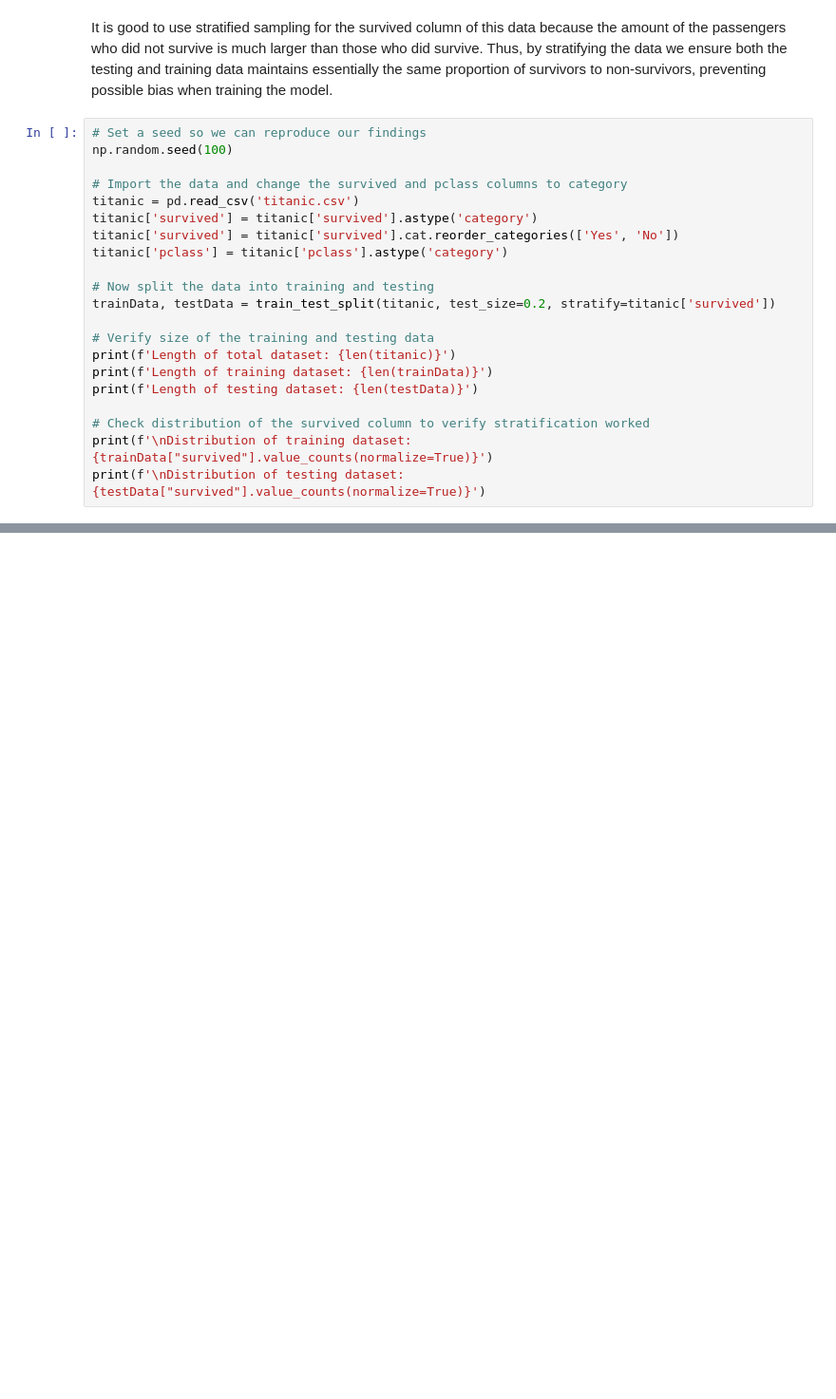
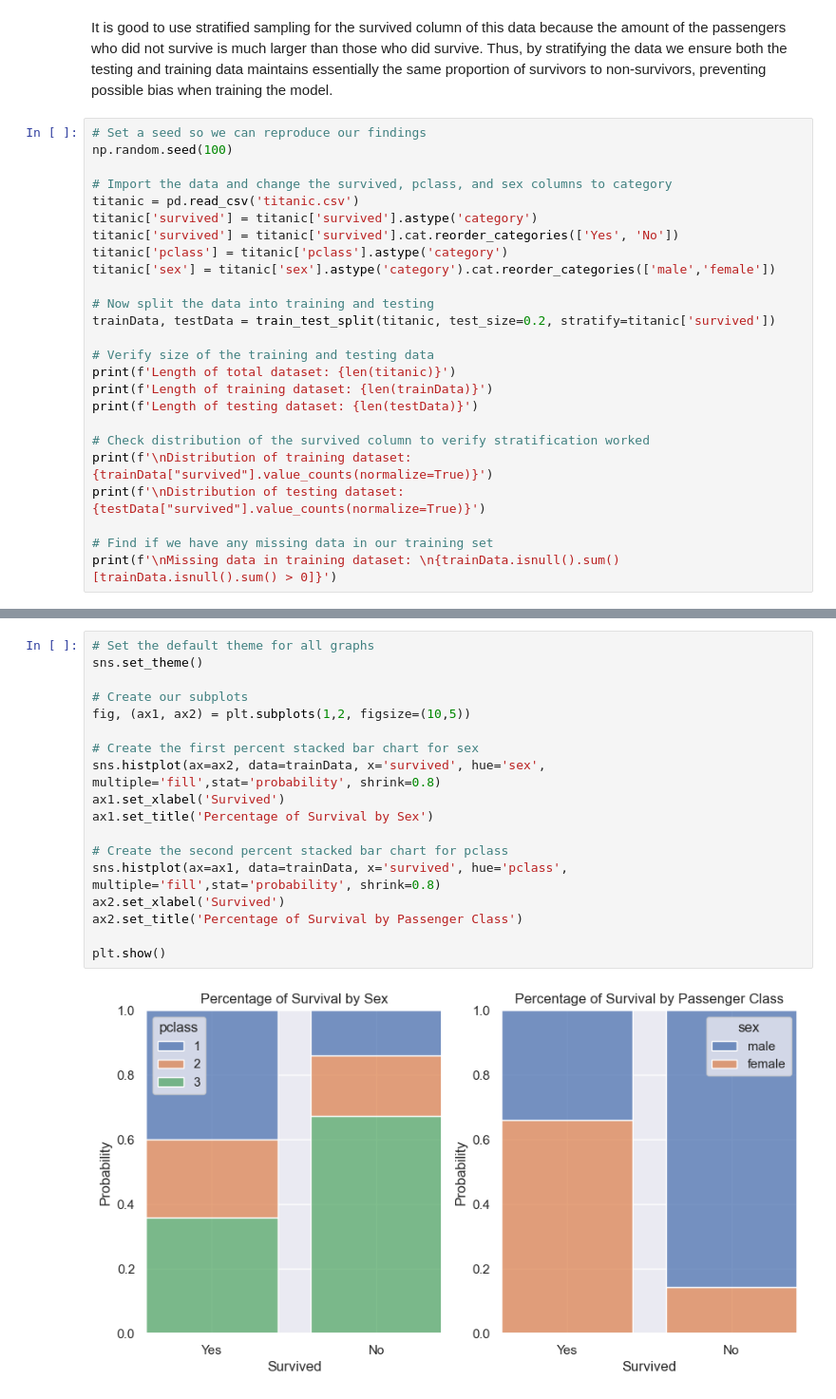
Before and after one commit to kpayton2903/PSTAT_131, a Jupyter notebook: Homework/Homework_3.ipynb, the cells around one changed output, grey strips where cells are left out. Shown at 95% size. Drawn from its saved outputs; the diff is of its cells as text; blank space fills up the shorter version.

```diff
--- a/Homework/Homework_3.ipynb
+++ b/Homework/Homework_3.ipynb
@@ -25,11 +26,12 @@ It is good to use stratified sampling for the survived column of this data becau
 # Set a seed so we can reproduce our findings
 np.random.seed(100)
 
-# Import the data and change the survived and pclass columns to category
+# Import the data and change the survived, pclass, and sex columns to category
 titanic = pd.read_csv('titanic.csv')
 titanic['survived'] = titanic['survived'].astype('category')
 titanic['survived'] = titanic['survived'].cat.reorder_categories(['Yes', 'No'])
 titanic['pclass'] = titanic['pclass'].astype('category')
+titanic['sex'] = titanic['sex'].astype('category').cat.reorder_categories(['male','female'])
 
 # Now split the data into training and testing
 trainData, testData = train_test_split(titanic, test_size=0.2, stratify=titanic['survived'])
@@ -42,6 +44,9 @@ print(f'Length of testing dataset: {len(testData)}')
 # Check distribution of the survived column to verify stratification worked
 print(f'\nDistribution of training dataset: {trainData["survived"].value_counts(normalize=True)}')
 print(f'\nDistribution of testing dataset: {testData["survived"].value_counts(normalize=True)}')
+
+# Find if we have any missing data in our training set
+print(f'\nMissing data in training dataset: \n{trainData.isnull().sum()[trainData.isnull().sum() > 0]}')
 # %% [output]
 Length of total dataset: 891
 Length of training dataset: 712
@@ -58,0 +81,20 @@ Name: proportion, dtype: float64
+# %%
+# Set the default theme for all graphs
+sns.set_theme()
+
+# Create our subplots
+fig, (ax1, ax2) = plt.subplots(1,2, figsize=(10,5))
+
+# Create the first percent stacked bar chart for sex
+sns.histplot(ax=ax2, data=trainData, x='survived', hue='sex', multiple='fill',stat='probability', shrink=0.8)
+ax1.set_xlabel('Survived')
+ax1.set_title('Percentage of Survival by Sex')
+
+# Create the second percent stacked bar chart for pclass
+sns.histplot(ax=ax1, data=trainData, x='survived', hue='pclass', multiple='fill',stat='probability', shrink=0.8)
+ax2.set_xlabel('Survived')
+ax2.set_title('Percentage of Survival by Passenger Class')
+
+plt.show()
+# %% [output]
+[figure, added]
```
Also changed, not shown: parts of 10 cells of this notebook.
